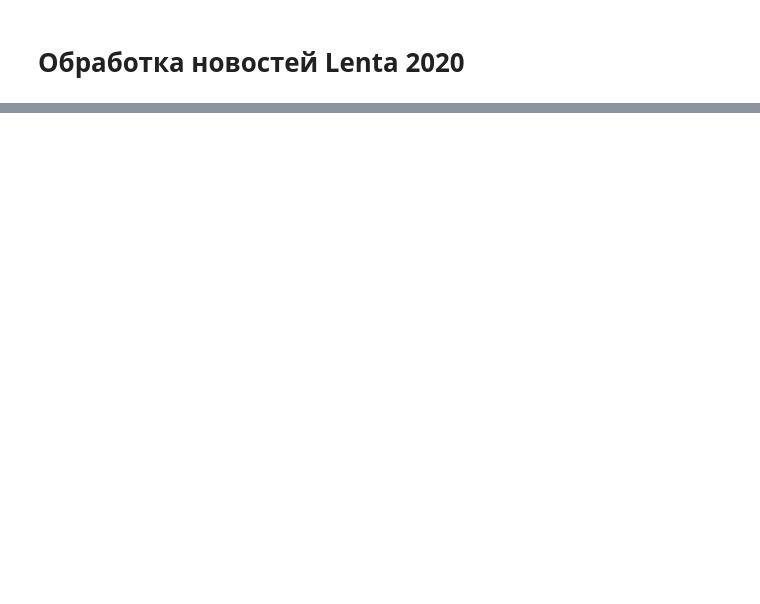
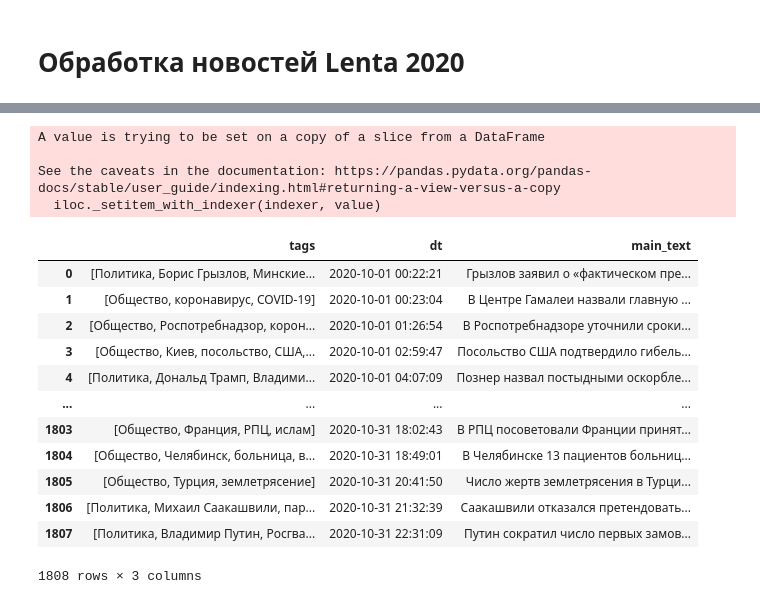
Before and after one commit to andreytsimbalov/Diplom, a Jupyter notebook: data_news_corrector_2020.ipynb, the cells around one changed output, grey strips where cells are left out. Saved outputs shown, nothing was run; the diff lists cells and outputs as text; code cells hidden in the pictures; blank space fills up the shorter version.

```diff
--- a/data_news_corrector_2020.ipynb
+++ b/data_news_corrector_2020.ipynb
@@ -725,7 +256,0 @@ len(uniq_tags)
-# %%
-tagsu = dict(zip(uniq_tags, np.zeros(len(uniq_tags)).astype('int64')))
-for i in all_tags:
-    tagsu[i]+=1
-
-utu = np.array([tagsu[i] for i in uniq_tags])# utu - частота тегов uniq_tags
-uniq_tags[np.where(utu >3000)]
@@ -963,4 +256,0 @@ nnt_change[10:20]
-# %%
-for i in main_tags_list:
-  print('* '+i)# , end='___: '
-  print([_ for _ in w2v_tags.most_similar(i)])
@@ -1430,5 +256,0 @@ from keras import layers
-# %%
-from keras.datasets import imdb
-(training_data, training_targets), (testing_data, testing_targets) = imdb.load_data(num_words=10000)
-data = np.concatenate((training_data, testing_data), axis=0)
-targets = np.concatenate((training_targets, testing_targets), axis=0)
@@ -1451,9 +256,0 @@ Downloading data from https://storage.googleapis.com/tensorflow/tf-keras-dataset
-# %%
-def vectorize(sequences, dimension = 10000):
-  results = np.zeros((len(sequences), dimension))
-  for i, sequence in enumerate(sequences):
-    results[i, sequence] = 1
-  return results
-
-data = vectorize(data)
-targets = np.array(targets).astype("float32")
@@ -1585,0 +257,38 @@ data
+# %%
+def get_data_lenta_with_filename(filename):
+  data = pd.read_pickle(filename)
+  data.dropna(subset=['text', 'tag', 'other_tags', 'headline', 'time_int'], inplace=True)
+  data = data[data.text!='']
+
+  data.index = np.arange(len(data))
+  data['tags'] = np.nan
+  for i in data.index:
+    data['tags'].iloc[i] = [data['tag'].iloc[i]] + data['other_tags'].iloc[i]
+
+
+  data['dt'] = pd.to_datetime(data.time_int, unit='s')
+  data['main_text'] = data.headline + '. '+ data.text
+  data = data.drop(['link', 'headline', 'text', 'tag', 'time_in_str','time_int','other_tags'],axis=1)
+  data = data.sort_values('dt',ignore_index=True)
+
+  return data
+data = get_data_lenta_with_filename(md+'data/news_rbc_10_2020')
+data
+# %% [output]
+A value is trying to be set on a copy of a slice from a DataFrame
+
+See the caveats in the documentation: https://pandas.pydata.org/pandas-docs/stable/user_guide/indexing.html#returning-a-view-versus-a-copy
+  iloc._setitem_with_indexer(indexer, value)
+|  | tags | dt | main_text |
+| 0 | [Политика, Борис Грызлов, Минские... | 2020-10-01 00:22:21 | Грызлов заявил о «фактическом пре... |
+| 1 | [Общество, коронавирус, COVID-19] | 2020-10-01 00:23:04 | В Центре Гамалеи назвали главную ... |
+| 2 | [Общество, Роспотребнадзор, корон... | 2020-10-01 01:26:54 | В Роспотребнадзоре уточнили сроки... |
+| 3 | [Общество, Киев, посольство, США,... | 2020-10-01 02:59:47 | Посольство США подтвердило гибель... |
+| 4 | [Политика, Дональд Трамп, Владими... | 2020-10-01 04:07:09 | Познер назвал постыдными оскорбле... |
+| ... | ... | ... | ... |
+| 1803 | [Общество, Франция, РПЦ, ислам] | 2020-10-31 18:02:43 | В РПЦ посоветовали Франции принят... |
+| 1804 | [Общество, Челябинск, больница, в... | 2020-10-31 18:49:01 | В Челябинске 13 пациентов больниц... |
+| 1805 | [Общество, Турция, землетрясение] | 2020-10-31 20:41:50 | Число жертв землетрясения в Турци... |
+| 1806 | [Политика, Михаил Саакашвили, пар... | 2020-10-31 21:32:39 | Саакашвили отказался претендовать... |
+| 1807 | [Политика, Владимир Путин, Росгва... | 2020-10-31 22:31:09 | Путин сократил число первых замов... |
+1808 rows × 3 columns
```
Also changed, not shown: parts of 173 cells of this notebook.
